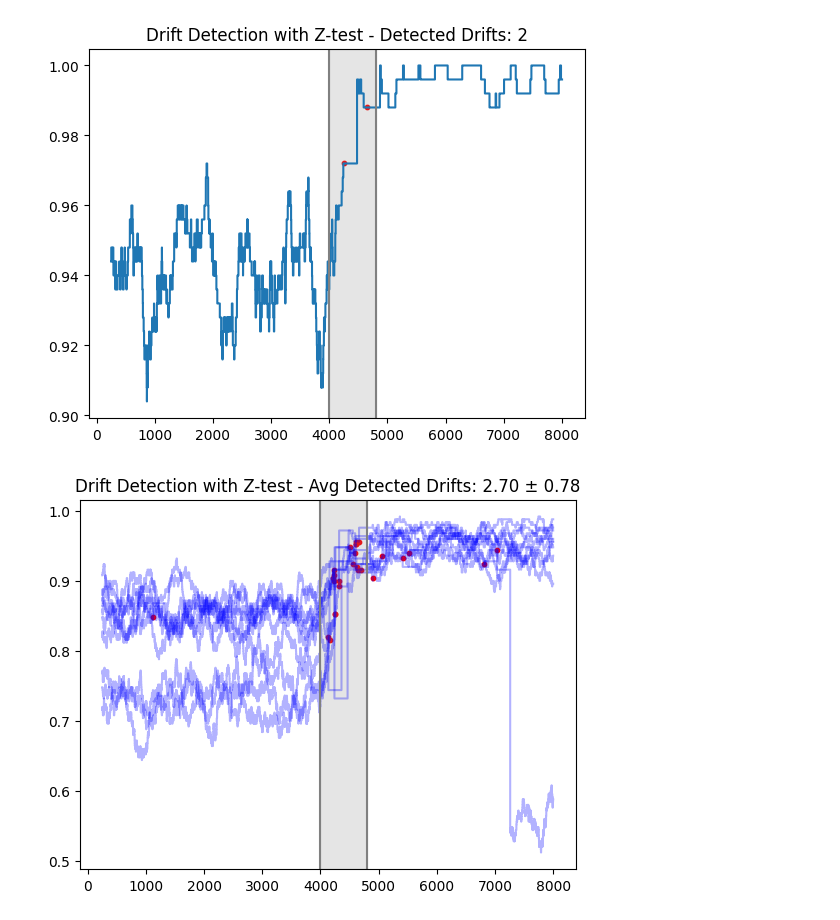
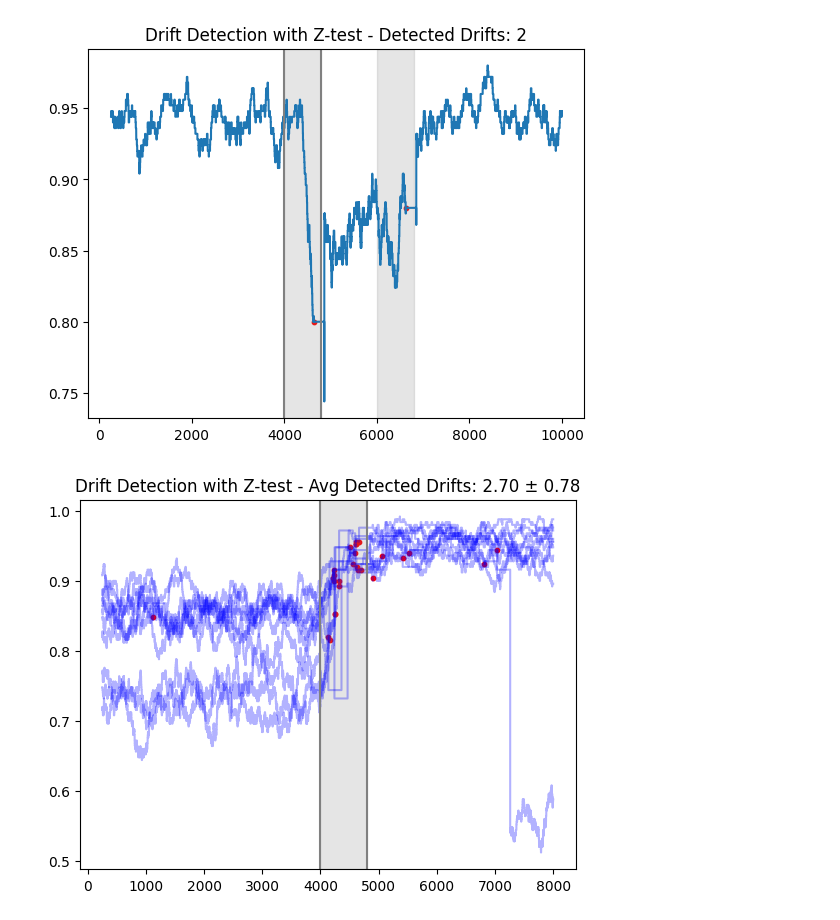
Before and after one commit to dariomalchiodi/occ-drift-detection, a Jupyter notebook: river.ipynb, the cells around one changed output. Saved outputs shown, nothing was run; the diff lists cells and outputs as text; code cells hidden in the pictures.

Commit message:
tested more complex drift scenario

```diff
--- a/river.ipynb
+++ b/river.ipynb
@@ -251,9 +251,13 @@ class ZTestDriftDetector(DriftDetector):
 from collections import deque
 import itertools as it
 from river import stream, tree, metrics
+import copy
+
 
 keep_fraction = 0.1
 def experiment(n, nu, gamma, max_t, stream, detector, model):
+
+    orig_model = copy.deepcopy(model)
 
     x_window = deque(maxlen=n)
     y_window = deque(maxlen=n)
@@ -304,6 +308,7 @@ def experiment(n, nu, gamma, max_t, stream, detector, model):
             accuracy.append((t, a))
 
             # retrain model on current window
+            model = copy.deepcopy(orig_model)
             learn_many(model, np.array(x_window), np.array(y_window))
             # retrain OCC on current window
             occ.fit(np.array(x_window))
@@ -331,38 +336,41 @@ n = 250 # window size
 f = 0.1 # outlier fraction threshold
 nu = 0.1 # OCC parameter
 gamma = 0.5 # OCC parameter
-max_t = 8_000 # max number of examples to process
+max_t = 10_000 # max number of examples to process
 model = tree.HoeffdingTreeClassifier()
 
 g1 = GaussianMixture(mu=[[0, 0], [1, 1]], sigma=[[0.2, 0.2], [0.2, 0.2]],
                      class_=[0, 1], p=[0.5, 0.5], n=80_000, rng=rng)
-g2 = GaussianMixture(mu=[[0, 0], [3, 3]], sigma=[[0.2, 0.2], [0.2, 0.2]],
+g2 = GaussianMixture(mu=[[0, 0], [0, 1]], sigma=[[0.2, 0.2], [0.2, 0.2]],
+                     class_=[0, 1], p=[0.5, 0.5], n=80_000, rng=rng)
+g3 = GaussianMixture(mu=[[0, 0], [1, 1]], sigma=[[0.2, 0.2], [0.2, 0.2]],
                      class_=[0, 1], p=[0.5, 0.5], n=80_000, rng=rng)
 
 start_drift, end_drift = 4_000, 4_800
-stream = DriftingMixtureStream(mixtures=[g1, g2],
-                               drift_points=[(start_drift, end_drift)],
+stream = DriftingMixtureStream(mixtures=[g1, g2, g3],
+                               drift_points=[(start_drift, end_drift), (6_000, 6_800)],
                                rng=rng)
 
 detector = ZTestDriftDetector(alpha=0.025)
 
 accuracy, detected_drifts = experiment(n, nu, gamma, max_t, stream, detector, model)
 
 num_drifts =len(detected_drifts)
 
 fix, ax = plt.subplots()
 u, v = zip(*accuracy)
 ax.step(u, v, where='post')
 if detected_drifts:
     u, v = zip(*detected_drifts)
     ax.scatter(u, v, color='red', label='Detected Drifts', s=10)
 ax.axvspan(start_drift, end_drift, color='gray', alpha=0.2)
+ax.axvspan(6_000, 6_800, color='gray', alpha=0.2)
 ax.axvline(start_drift, color='gray', linewidth=1.5, alpha=1.0)
 ax.axvline(end_drift, color='gray', linewidth=1.5, alpha=1.0)
 ax.set_title(f'Drift Detection with Z-test - Detected Drifts: {num_drifts}')
 plt.show()
 # %% [output]
-[figure, old version]
+[figure, new version]
 # %%
 fix, ax = plt.subplots()
 
```
Also changed, not shown: parts of 10 cells of this notebook.
